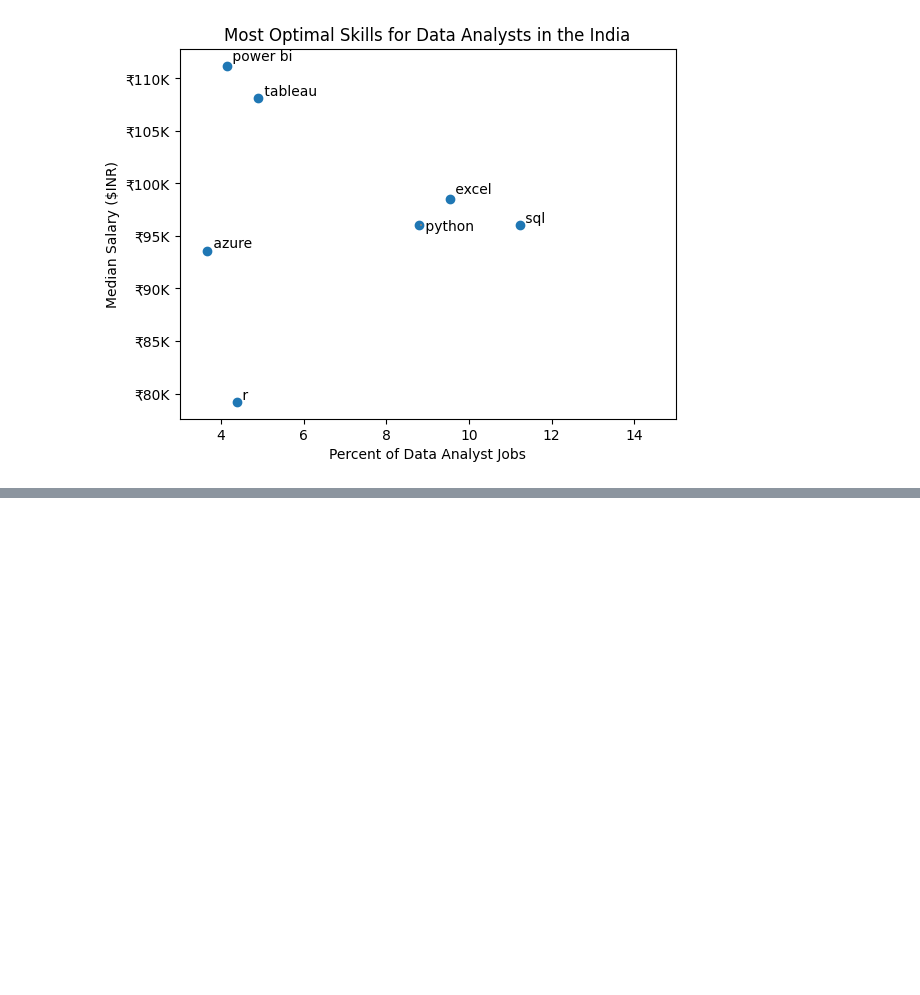
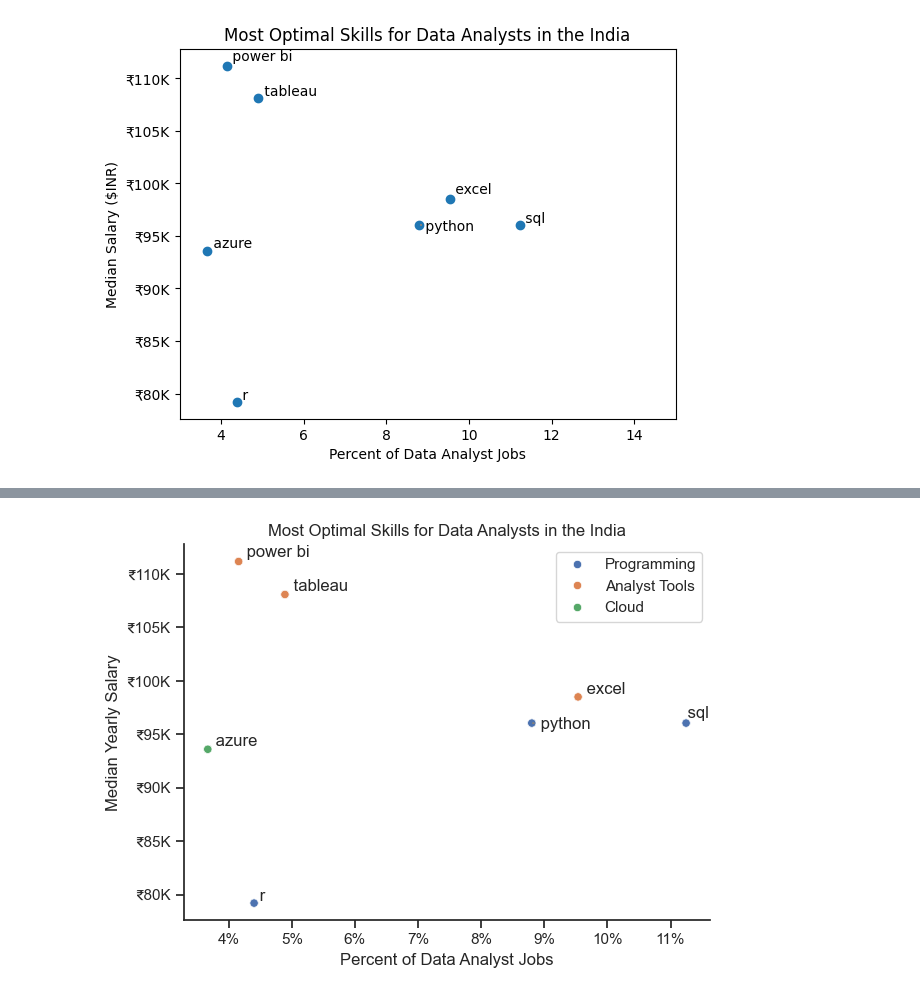
Before and after one commit to Mugil1410/Data-analysis-with-python, a Jupyter notebook: 3_Project/Optimal_Skills.ipynb, the cells around one changed output, grey strips where cells are left out. Drawn from its saved outputs; the diff is of its cells as text; code cells hidden in the pictures; blank space fills up the shorter version.

```diff
--- a/3_Project/Optimal_Skills.ipynb
+++ b/3_Project/Optimal_Skills.ipynb
@@ -102,0 +134,7 @@ plt.show()
+# %%
+# turn dictionary into dataframe
+df_technology = pd.DataFrame(
+    technology_dict.items(), columns=['technology', 'skills']
+)
+df_technology = df_technology.explode('skills')
+df_technology
@@ -102,0 +155,7 @@ plt.show()
+# %%
+df_DA_skills_tech = df_DA_india_skills.merge(
+    df_technology,
+    left_on='job_skills',
+    right_on='skills'
+)
+df_DA_skills_tech
@@ -102,0 +176,3 @@ plt.show()
+# %%
+df_DA_skills_tech_high_demand = df_DA_skills_tech[df_DA_skills_tech['skill_percent'] > skill_limit]
+df_DA_skills_tech_high_demand
@@ -102,0 +193,35 @@ plt.show()
+# %%
+sns.scatterplot(
+    data=df_DA_skills_tech_high_demand,
+    x='skill_percent',
+    y='median_salary',
+    hue='technology'
+)
+
+texts =[]
+
+for i, txt in enumerate(df_DA_india_high_demand_skill.index):
+    texts.append(plt.text(df_DA_india_high_demand_skill['skill_percent'].iloc[i], df_DA_india_high_demand_skill['median_salary'].iloc[i], " " + txt))
+adjust_text(texts, arrowprops=dict(arrowstyle='->', color='gray'))
+sns.despine()
+sns.set_theme(style='ticks')
+plt.xlabel('Percent of Data Analyst Jobs')
+plt.ylabel('Median Yearly Salary')
+plt.title('Most Optimal Skills for Data Analysts in the India')
+plt.legend(title='Technology')
+
+from matplotlib.ticker import PercentFormatter
+ax = plt.gca()
+ax.yaxis.set_major_formatter(plt.FuncFormatter(lambda y, pos: f'₹{int(y/1000)}K'))
+ax.xaxis.set_major_formatter(PercentFormatter(decimals=0))
+
+handles,labels = plt.gca().get_legend_handles_labels()
+camel_case_labels = [label.title().replace("_", " ") for label in labels]
+
+# Set new legend labels
+plt.legend(handles, camel_case_labels)
+
+plt.tight_layout()
+plt.show()
+# %% [output]
+[figure, added]
```
Also changed, not shown: parts of 6 cells of this notebook.
